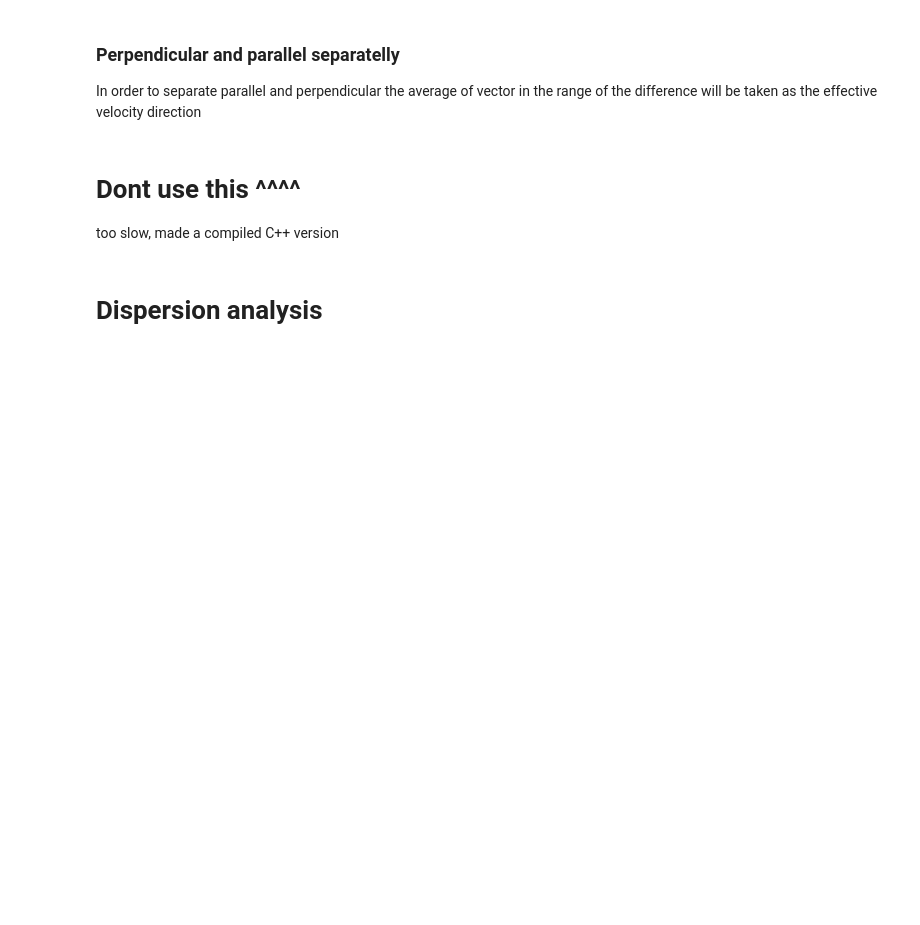
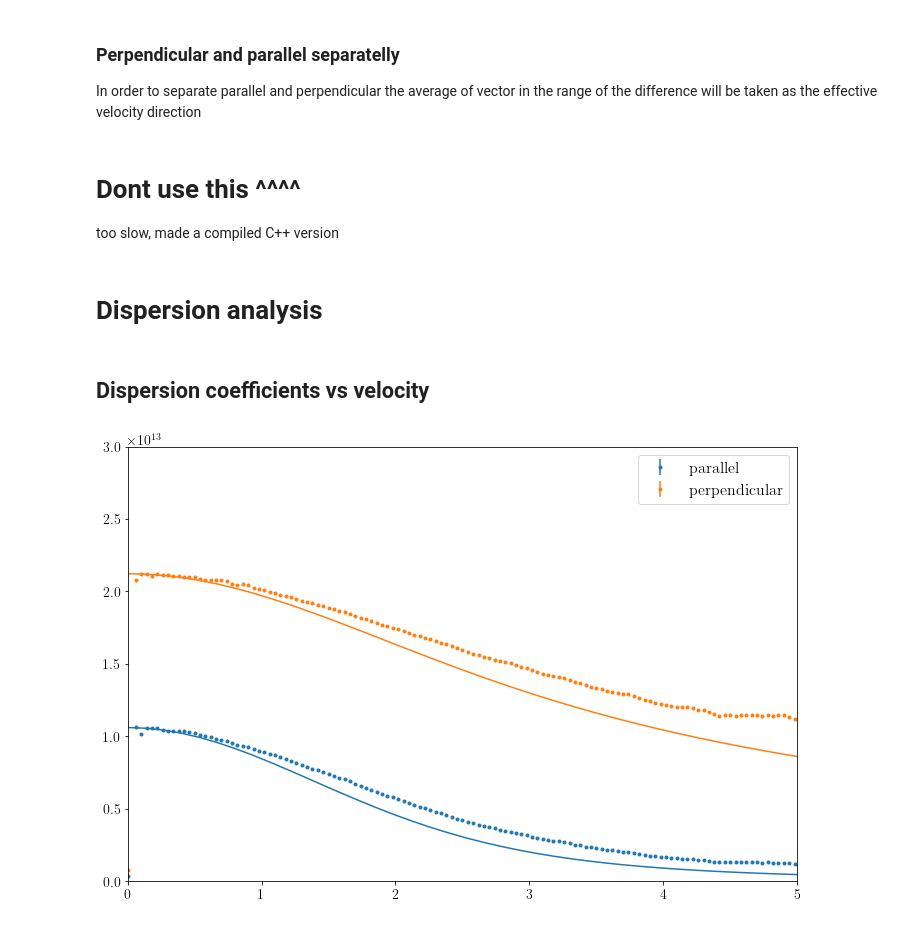
Before and after one commit to studentenherz/Minimal, a Jupyter notebook: extra/Slowing-down.ipynb, the cells around one changed output. Cells and saved outputs as stored; diff of their text form; code cells hidden in the pictures; blank space fills up the shorter version.

Commit message:
dispersion tested

```diff
--- a/extra/Slowing-down.ipynb
+++ b/extra/Slowing-down.ipynb
@@ -182,7 +185,9 @@ msd, msd_std = mean_sqr_diff(vs)
 plt.rcParams.update({
     "text.usetex": True,
     "font.family": "serif",
-    "font.sans-serif": ["Computer Modern Sans Serif"]})
+    "font.sans-serif": ["Computer Modern Sans Serif"],
+		"font.size": 14
+		})
 # %%
 fig = plt.figure()
 ax = fig.add_subplot(111)
@@ -295,3 +300,5 @@ plt.rcParams['figure.figsize'] = [12, 8]
 
 plt.savefig('dispersion.pdf')
 plt.show()
+# %% [markdown]
+## Dispersion coefficients vs velocity
@@ -297,0 +321,59 @@ plt.show()
+# %%
+def G(x):
+	return (special.erf(x) - 2 * x * np.exp(-x**2) / np.sqrt( np.pi )) / (2 * x**2)
+# %%
+Ad = q1**2 * q2 ** 2 * nb * lnLambda  / (2 * np.pi * epsilon0**2 * ma**2)
+
+def D_par(v):
+	return Ad * G(v/vsb) / (v * v0)
+
+def D_perp(v):
+	return Ad *(special.erf(v/vsb) - G(v/vsb)) / (v * v0)
+# %%
+dir = '/home/michel/Documents/Minimal/build/dispersion_only/onlydv'
+filename = 'process_disp_out.dat'
+
+data = np.loadtxt(f'{dir}/{filename}')
+v = data[:,0]
+par = data[:,1] * v0**2 / dt
+perp = data[:,2] * v0**2 / dt
+
+verr = data[:,3]
+parerr = data[:,4] * v0**2 / dt
+perperr = data[:,5] * v0**2 / dt
+
+nvs = data[:,6]
+
+fig = plt.figure()
+ax = fig.add_subplot(111)
+
+x = np.linspace(0.01, 6.5)
+d_par = D_par(x)
+d_perp = D_perp(x)
+
+
+ax.errorbar(v, par, yerr=parerr, fmt='.', label='parallel')
+ax.errorbar(v, perp, yerr=perperr, fmt='.', label='perpendicular')
+# ax.scatter(v, par, label='parallel')
+# ax.scatter(v, perp, label='perpendicular')
+
+# theoretical curves
+ax.set_prop_cycle(None) # reset color cycle
+ax.plot(x, d_par)
+ax.plot(x, d_perp)
+
+# ax.bar(v, - nvs * 5e12/8000, bottom=7.4e13, color='k')
+
+# ax.grid()
+plt.legend(fontsize=16)
+plt.rcParams['figure.figsize'] = [12, 8]
+
+ax.set_ylim([0, 3e13])
+ax.set_xlim([0, 5])
+
+# ax.set_xlabel('$\Delta t\ [s]$', fontsize=16)
+# ax.set_ylabel('$\langle \Delta \\vec{v} \Delta \\vec{v} \\rangle \ [v_0^2]$', fontsize=16)
+
+plt.show()
+# %% [output]
+[figure, added]
```
Also changed, not shown: parts of 6 cells of this notebook, 11 other files.
